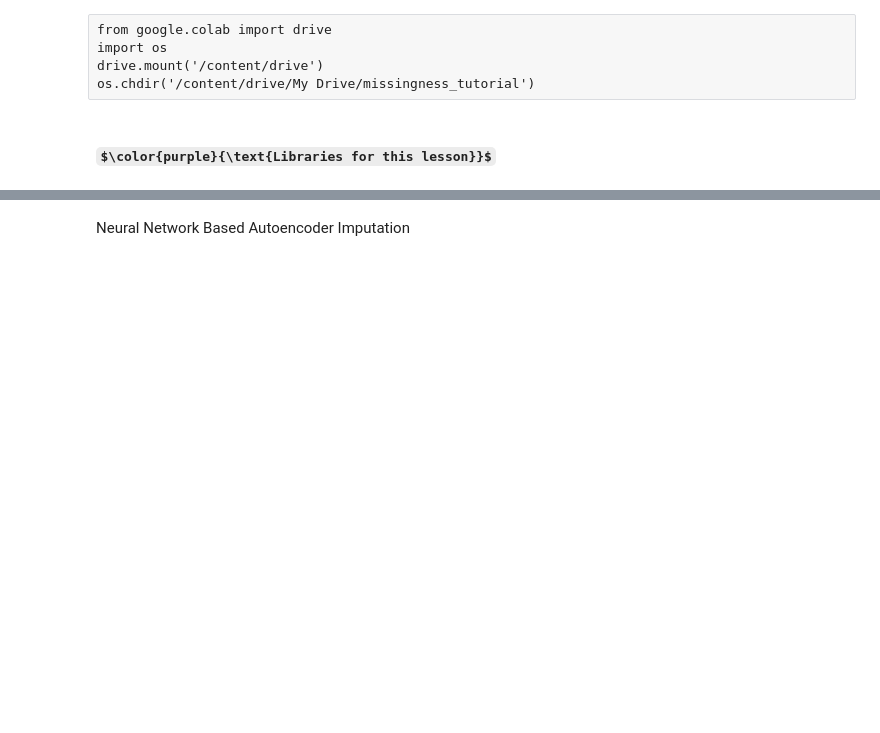
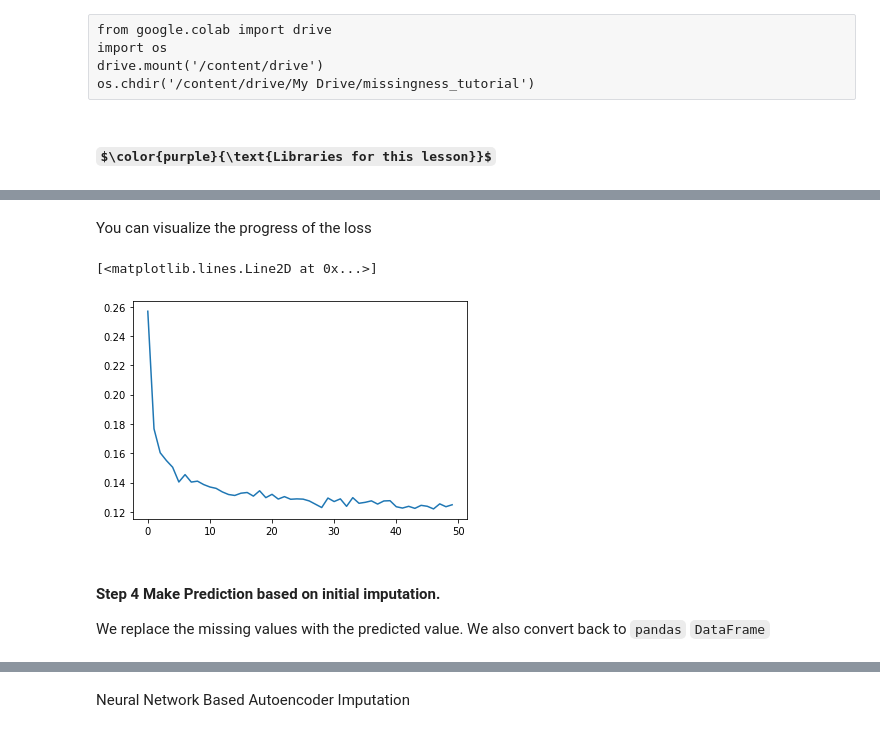
Before and after one commit to WestHealth/scipy2022-missingness-tutorial, a Jupyter notebook: master/6 - Missingness and ML.ipynb, the cells around one changed output, grey strips where cells are left out. Cells and saved outputs as stored; diff of their text form; code cells hidden in the pictures; some formulas as TeX source; blank space fills up the shorter version.

```diff
--- a/master/6 - Missingness and ML.ipynb
+++ b/master/6 - Missingness and ML.ipynb
@@ -42,0 +69,4 @@ Incorporating Multiple Imputation
+# %%
+theta=7
+# Divide into training and test sets
+training, test=train_test_split(univariate_imputed, test_size = 0.3)
@@ -42,0 +78,26 @@ Incorporating Multiple Imputation
+# %%
+# Build the model
+model = tf.keras.models.Sequential([
+  tf.keras.layers.Dropout(0.2),
+  tf.keras.layers.Dense(5+theta, activation=tf.nn.tanh),
+  tf.keras.layers.Dense(5+2*theta, activation=tf.nn.tanh),
+  tf.keras.layers.Dense(5+3*theta, activation=tf.nn.tanh),
+  tf.keras.layers.Dense(5+2*theta, activation=tf.nn.tanh),
+  tf.keras.layers.Dense(5+theta, activation=tf.nn.tanh),
+  tf.keras.layers.Dense(5)
+])
+# %%
+# Compile the model
+model.compile(optimizer='adam',  loss='mse')
+# %%
+history = model.fit(training, training, epochs=50, verbose=False)
+# %% [markdown]
+You can visualize the progress of the loss
+# %%
+plt.plot(history.history['loss'])
+# %% [output]
+[<matplotlib.lines.Line2D at 0x...>]
+[figure, added]
+# %% [markdown]
+#### Step 4 Make Prediction based on initial imputation.
+We replace the missing values with the predicted value. We also convert back to `pandas` `DataFrame`
```
Also changed, not shown: parts of 93 cells of this notebook, 6 other files.
